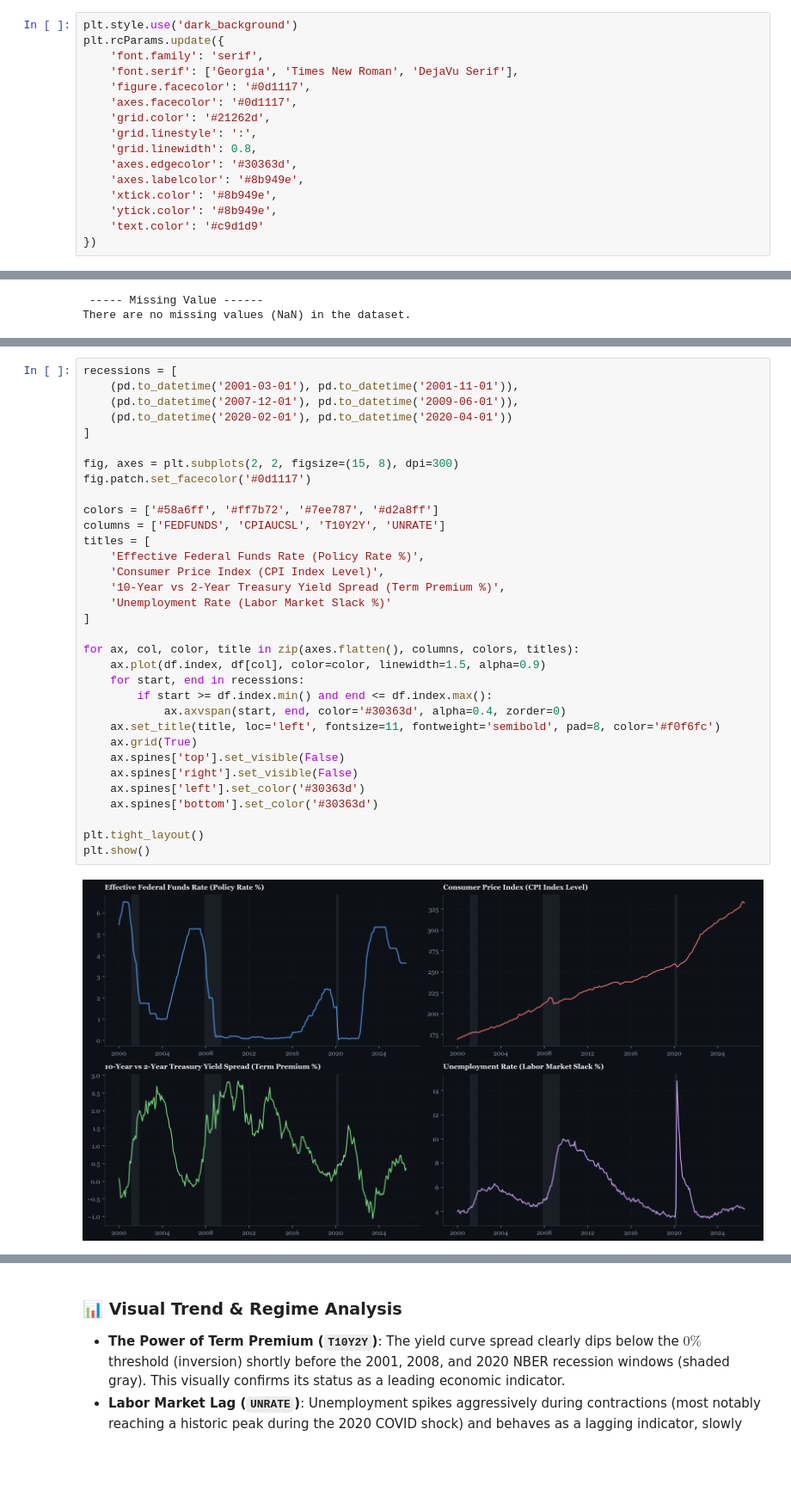
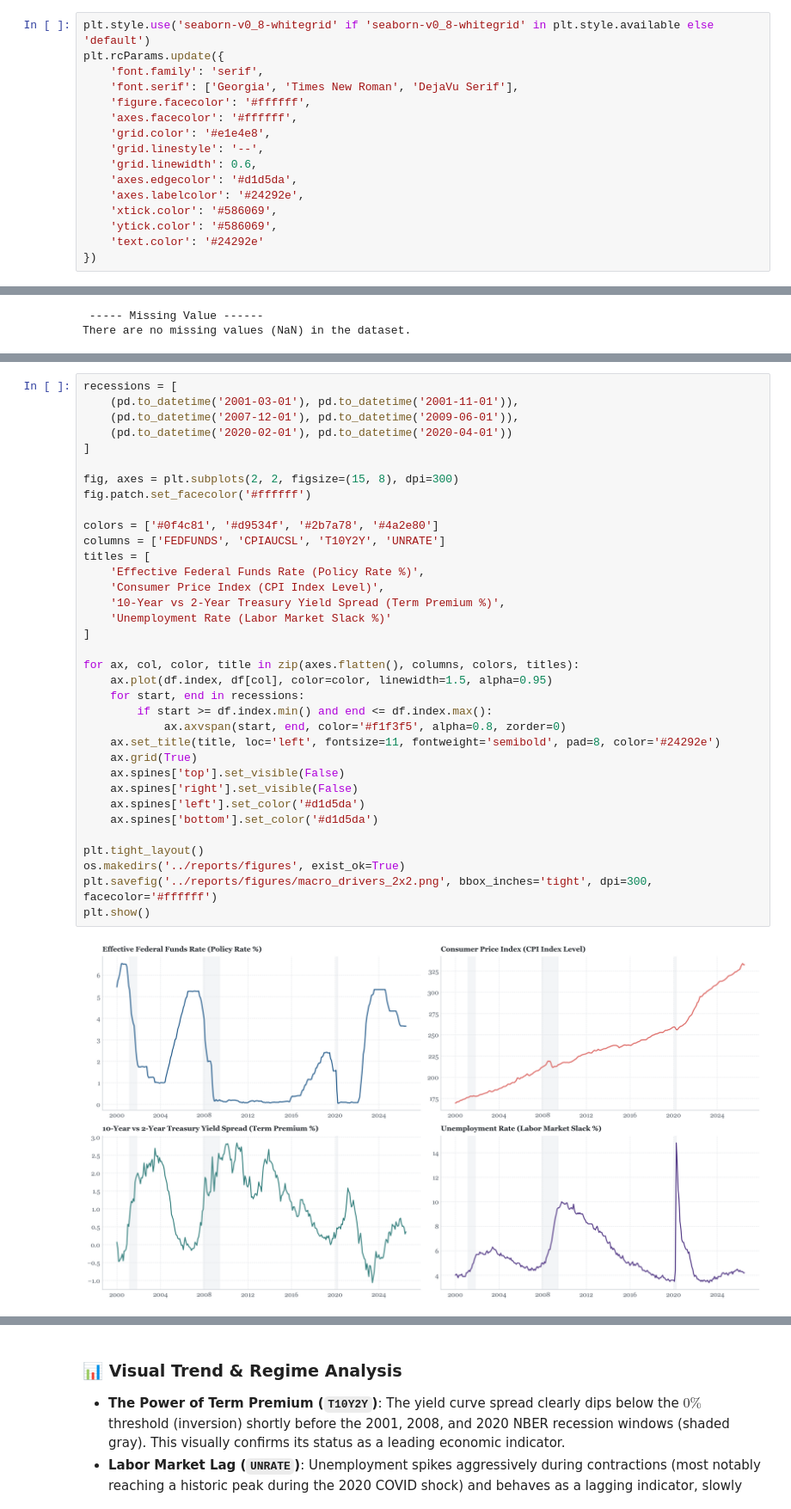
Before and after one commit to muhammedsaylik/macro-finance-prediction, a Jupyter notebook: notebooks/01_data_ingestion_and_diagnostics.ipynb, the cells around one changed output, grey strips where cells are left out. Shown at 86% size. Saved outputs shown, nothing was run; the diff lists cells and outputs as text; blank space fills up the shorter version.

```diff
--- a/notebooks/01_data_ingestion_and_diagnostics.ipynb
+++ b/notebooks/01_data_ingestion_and_diagnostics.ipynb
@@ -107,20 +110,20 @@ from statsmodels.tools.tools import add_constant
 import warnings
 warnings.filterwarnings('ignore')
 # %%
-plt.style.use('dark_background')
+plt.style.use('seaborn-v0_8-whitegrid' if 'seaborn-v0_8-whitegrid' in plt.style.available else 'default')
 plt.rcParams.update({
     'font.family': 'serif',
     'font.serif': ['Georgia', 'Times New Roman', 'DejaVu Serif'],
-    'figure.facecolor': '#0d1117',
-    'axes.facecolor': '#0d1117',
-    'grid.color': '#21262d',
-    'grid.linestyle': ':',
-    'grid.linewidth': 0.8,
-    'axes.edgecolor': '#30363d',
-    'axes.labelcolor': '#8b949e',
-    'xtick.color': '#8b949e',
-    'ytick.color': '#8b949e',
-    'text.color': '#c9d1d9'
+    'figure.facecolor': '#ffffff',
+    'axes.facecolor': '#ffffff',
+    'grid.color': '#e1e4e8',
+    'grid.linestyle': '--',
+    'grid.linewidth': 0.6,
+    'axes.edgecolor': '#d1d5da',
+    'axes.labelcolor': '#24292e',
+    'xtick.color': '#586069',
+    'ytick.color': '#586069',
+    'text.color': '#24292e'
 })
 # %%
 %load_ext autoreload
@@ -192,38 +191,40 @@ display(df.describe().T)
 # %%
 recessions = [
     (pd.to_datetime('2001-03-01'), pd.to_datetime('2001-11-01')),
     (pd.to_datetime('2007-12-01'), pd.to_datetime('2009-06-01')),
     (pd.to_datetime('2020-02-01'), pd.to_datetime('2020-04-01'))
 ]
 
 fig, axes = plt.subplots(2, 2, figsize=(15, 8), dpi=300)
-fig.patch.set_facecolor('#0d1117')
+fig.patch.set_facecolor('#ffffff')
 
-colors = ['#58a6ff', '#ff7b72', '#7ee787', '#d2a8ff']
+colors = ['#0f4c81', '#d9534f', '#2b7a78', '#4a2e80']
 columns = ['FEDFUNDS', 'CPIAUCSL', 'T10Y2Y', 'UNRATE']
 titles = [
     'Effective Federal Funds Rate (Policy Rate %)',
     'Consumer Price Index (CPI Index Level)',
     '10-Year vs 2-Year Treasury Yield Spread (Term Premium %)',
     'Unemployment Rate (Labor Market Slack %)'
 ]
 
 for ax, col, color, title in zip(axes.flatten(), columns, colors, titles):
-    ax.plot(df.index, df[col], color=color, linewidth=1.5, alpha=0.9)
+    ax.plot(df.index, df[col], color=color, linewidth=1.5, alpha=0.95)
     for start, end in recessions:
         if start >= df.index.min() and end <= df.index.max():
-            ax.axvspan(start, end, color='#30363d', alpha=0.4, zorder=0)
-    ax.set_title(title, loc='left', fontsize=11, fontweight='semibold', pad=8, color='#f0f6fc')
+            ax.axvspan(start, end, color='#f1f3f5', alpha=0.8, zorder=0)
+    ax.set_title(title, loc='left', fontsize=11, fontweight='semibold', pad=8, color='#24292e')
     ax.grid(True)
     ax.spines['top'].set_visible(False)
     ax.spines['right'].set_visible(False)
-    ax.spines['left'].set_color('#30363d')
-    ax.spines['bottom'].set_color('#30363d')
+    ax.spines['left'].set_color('#d1d5da')
+    ax.spines['bottom'].set_color('#d1d5da')
 
 plt.tight_layout()
+os.makedirs('../reports/figures', exist_ok=True)
+plt.savefig('../reports/figures/macro_drivers_2x2.png', bbox_inches='tight', dpi=300, facecolor='#ffffff')
 plt.show()
 # %% [output]
-[figure, old version]
+[figure, new version]
 # %%
 plt.figure(figsize=(12, 5), dpi=300)
 ax = plt.gca()
```
Also changed, not shown: parts of 7 cells of this notebook, 5 other files.
